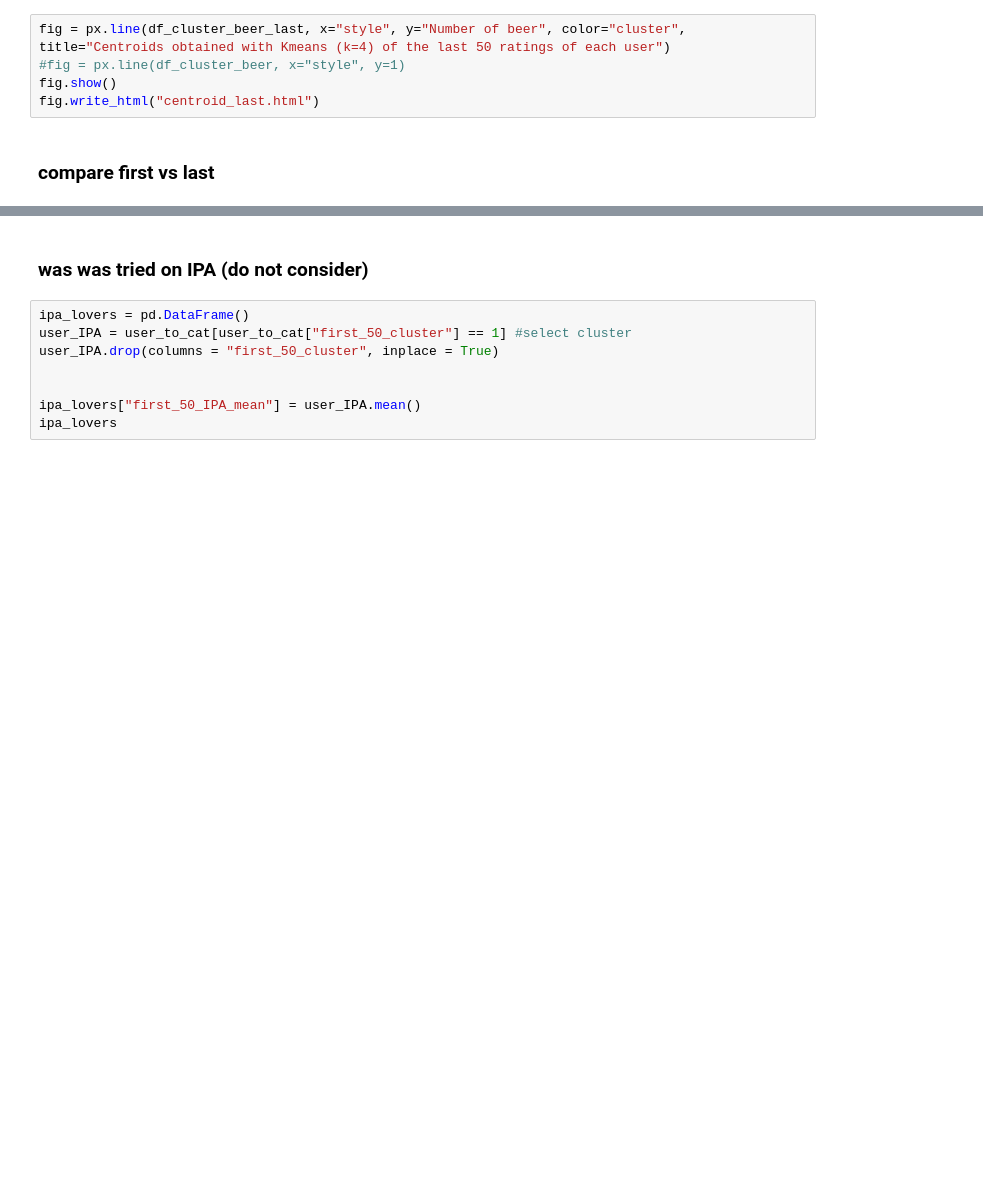
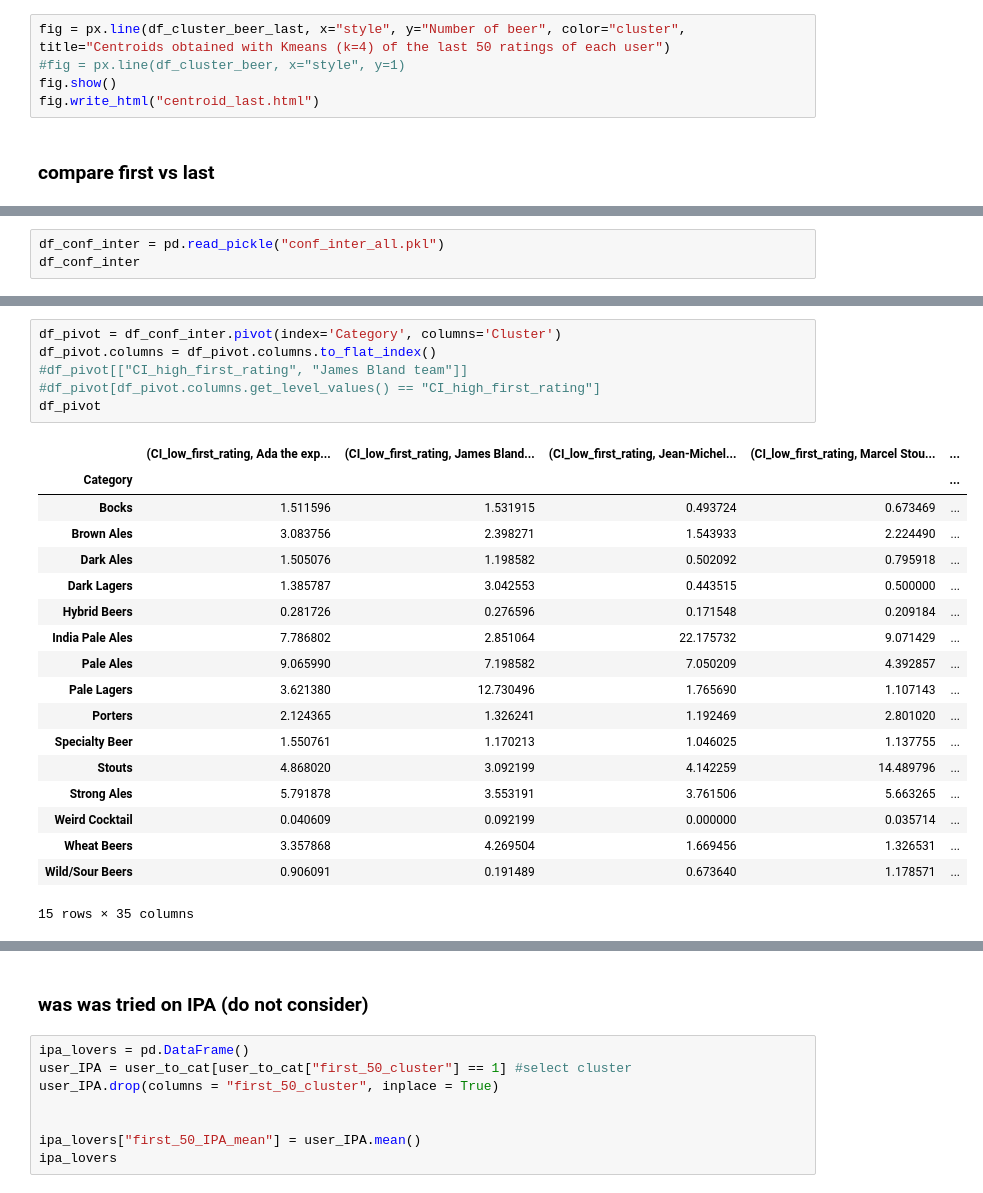
Before and after one commit to epfl-ada/ada-2022-project-radar, a Jupyter notebook: milestone_3_redo_filtering.ipynb, the cells around one changed output, grey strips where cells are left out. Drawn from its saved outputs; the diff is of its cells as text; blank space fills up the shorter version.

```diff
--- a/milestone_3_redo_filtering.ipynb
+++ b/milestone_3_redo_filtering.ipynb
@@ -769,0 +796,3 @@ fig.write_html("all_first_vs_last.html")
+# %%
+df_conf_inter = pd.read_pickle("conf_inter_all.pkl")
+df_conf_inter
@@ -769,0 +813,25 @@ fig.write_html("all_first_vs_last.html")
+# %%
+df_pivot = df_conf_inter.pivot(index='Category', columns='Cluster')
+df_pivot.columns = df_pivot.columns.to_flat_index()
+#df_pivot[["CI_high_first_rating", "James Bland team"]]
+#df_pivot[df_pivot.columns.get_level_values() == "CI_high_first_rating"]
+df_pivot
+# %% [output]
+|  | (CI_low_first_rating, Ada the exp... | (CI_low_first_rating, James Bland... | (CI_low_first_rating, Jean-Michel... | (CI_low_first_rating, Marcel Stou... | ... |
+| Category |  |  |  |  | ... |
+| Bocks | 1.511596 | 1.531915 | 0.493724 | 0.673469 | ... |
+| Brown Ales | 3.083756 | 2.398271 | 1.543933 | 2.224490 | ... |
+| Dark Ales | 1.505076 | 1.198582 | 0.502092 | 0.795918 | ... |
+| Dark Lagers | 1.385787 | 3.042553 | 0.443515 | 0.500000 | ... |
+| Hybrid Beers | 0.281726 | 0.276596 | 0.171548 | 0.209184 | ... |
+| India Pale Ales | 7.786802 | 2.851064 | 22.175732 | 9.071429 | ... |
+| Pale Ales | 9.065990 | 7.198582 | 7.050209 | 4.392857 | ... |
+| Pale Lagers | 3.621380 | 12.730496 | 1.765690 | 1.107143 | ... |
+| Porters | 2.124365 | 1.326241 | 1.192469 | 2.801020 | ... |
+| Specialty Beer | 1.550761 | 1.170213 | 1.046025 | 1.137755 | ... |
+| Stouts | 4.868020 | 3.092199 | 4.142259 | 14.489796 | ... |
+| Strong Ales | 5.791878 | 3.553191 | 3.761506 | 5.663265 | ... |
+| Weird Cocktail | 0.040609 | 0.092199 | 0.000000 | 0.035714 | ... |
+| Wheat Beers | 3.357868 | 4.269504 | 1.669456 | 1.326531 | ... |
+| Wild/Sour Beers | 0.906091 | 0.191489 | 0.673640 | 1.178571 | ... |
+15 rows × 35 columns
```
Also changed, not shown: parts of 17 cells of this notebook, 5 other files.
